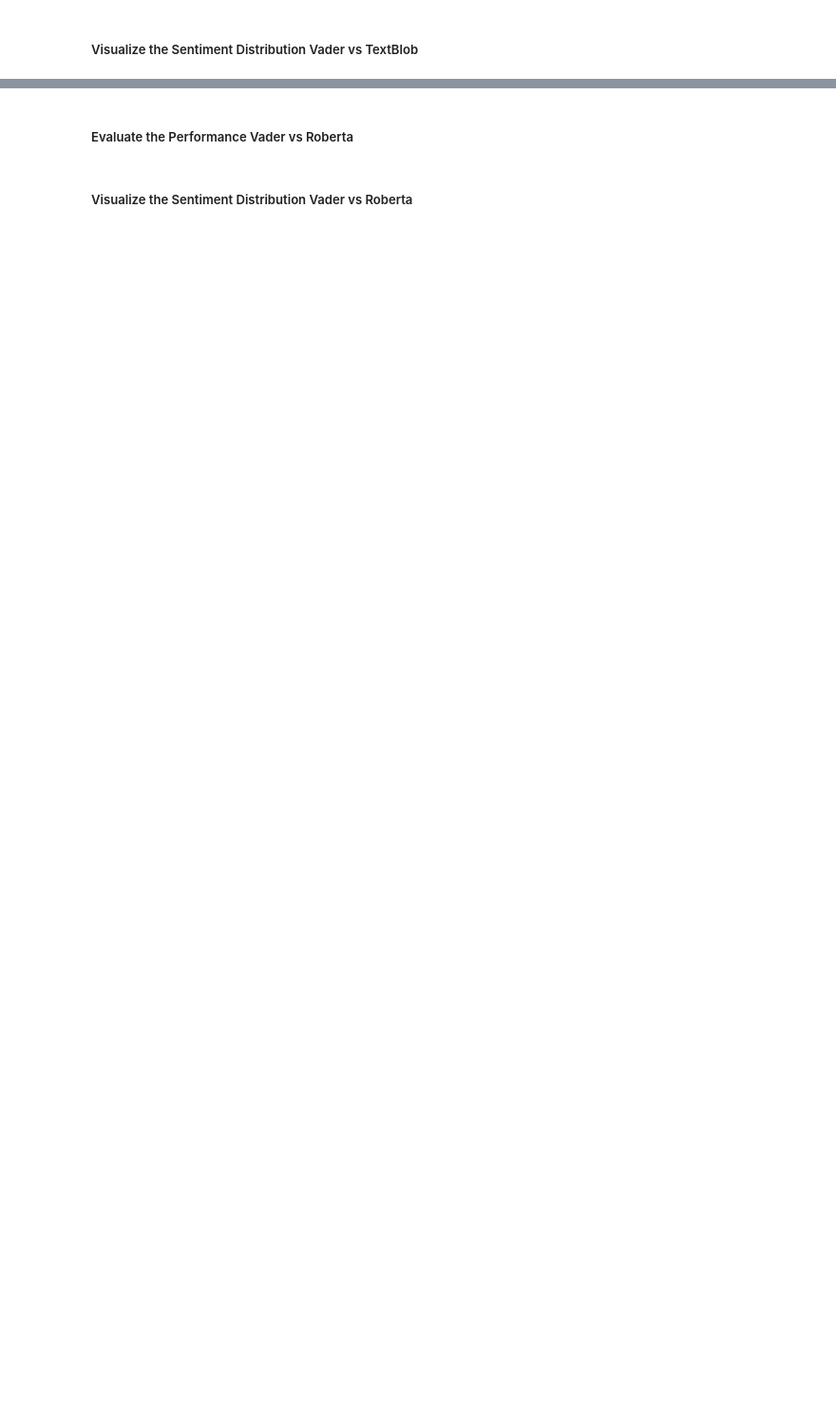
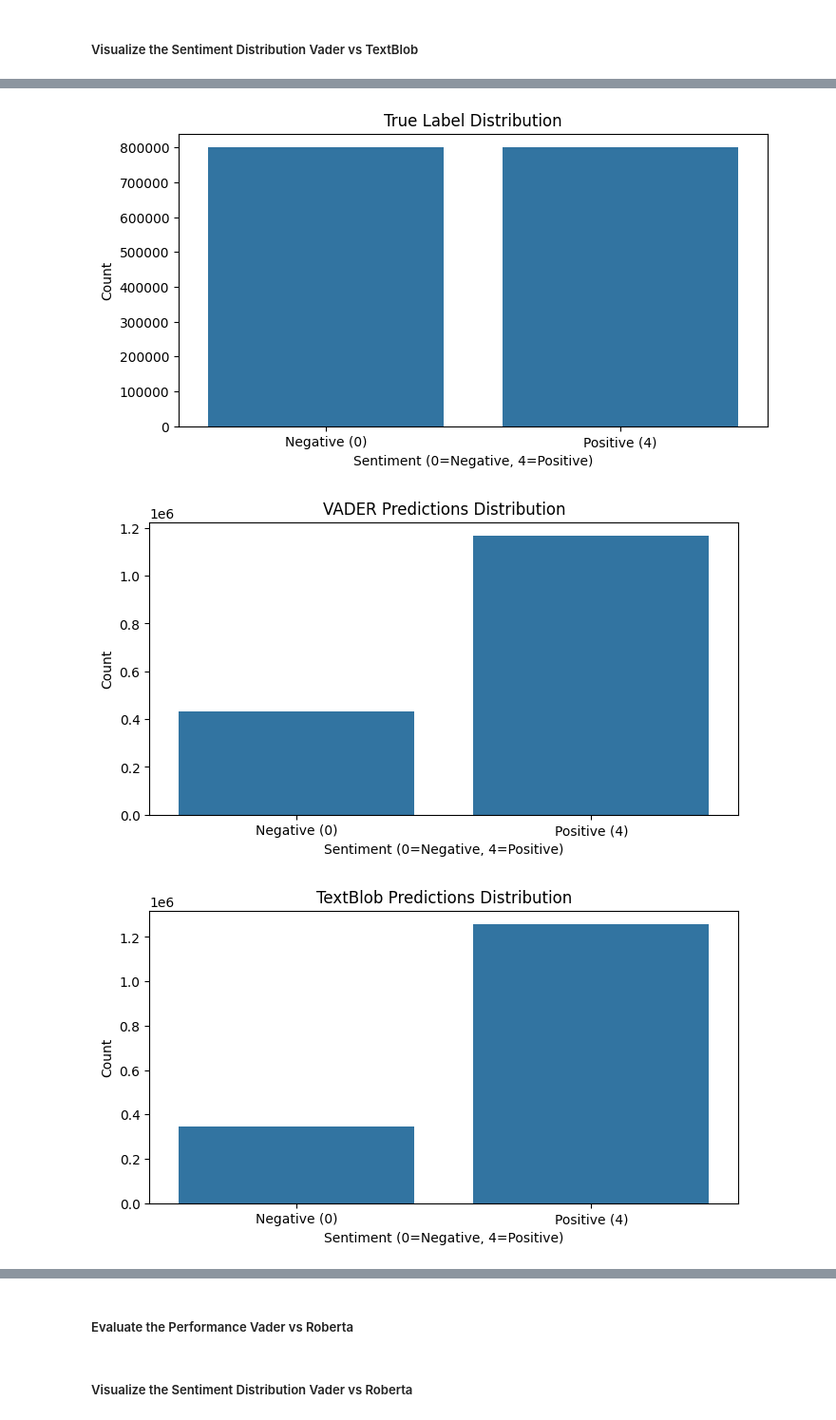
Before and after one commit to arhamdugar/SentimentAnalysis, a Jupyter notebook: testNotebooks/sentiment.ipynb, the cells around one changed output, grey strips where cells are left out. Shown at 95% size. Drawn from its saved outputs; the diff is of its cells as text; code cells hidden in the pictures; blank space fills up the shorter version.

```diff
--- a/testNotebooks/sentiment.ipynb
+++ b/testNotebooks/sentiment.ipynb
@@ -434,0 +401,39 @@ Passing `palette` without assigning `hue` is deprecated and will be removed in v
+# %%
+# SECOND NOTEBOOK/CELL - Basic Visualizations
+import matplotlib.pyplot as plt
+import seaborn as sns
+
+# 1. Plot sentiment distributions
+def plot_distribution(data, column, title):
+    plt.figure(figsize=(8, 4))
+    sns.countplot(data=data, x=column, order=[0, 4])
+    plt.title(title)
+    plt.xlabel('Sentiment (0=Negative, 4=Positive)')
+    plt.ylabel('Count')
+    plt.xticks([0, 1], ['Negative (0)', 'Positive (4)'])
+    plt.show()
+
+# Plot distributions for both models and true values
+plot_distribution(df, 'target', 'True Label Distribution')
+plot_distribution(df, 'vader_sentiment', 'VADER Predictions Distribution')
+plot_distribution(df, 'textblob_sentiment', 'TextBlob Predictions Distribution')
+
+# 2. Print simple counts
+print("=== Distribution Counts ===")
+print("\nTrue Labels:")
+print(df['target'].value_counts().sort_index())
+
+print("\nVADER Predictions:")
+print(df['vader_sentiment'].value_counts().sort_index())
+
+print("\nTextBlob Predictions:")
+print(df['textblob_sentiment'].value_counts().sort_index())
+
+# 3. Calculate and print model agreement
+agreement = (df['vader_sentiment'] == df['textblob_sentiment']).mean() * 100
+print(f"\n=== Model Agreement ===")
+print(f"VADER and TextBlob agree on {agreement:.1f}% of predictions")
+# %% [output]
+[figure, added]
+[figure, added]
+[figure, added]
```
Also changed, not shown: parts of 5 cells of this notebook, 1 other file.
